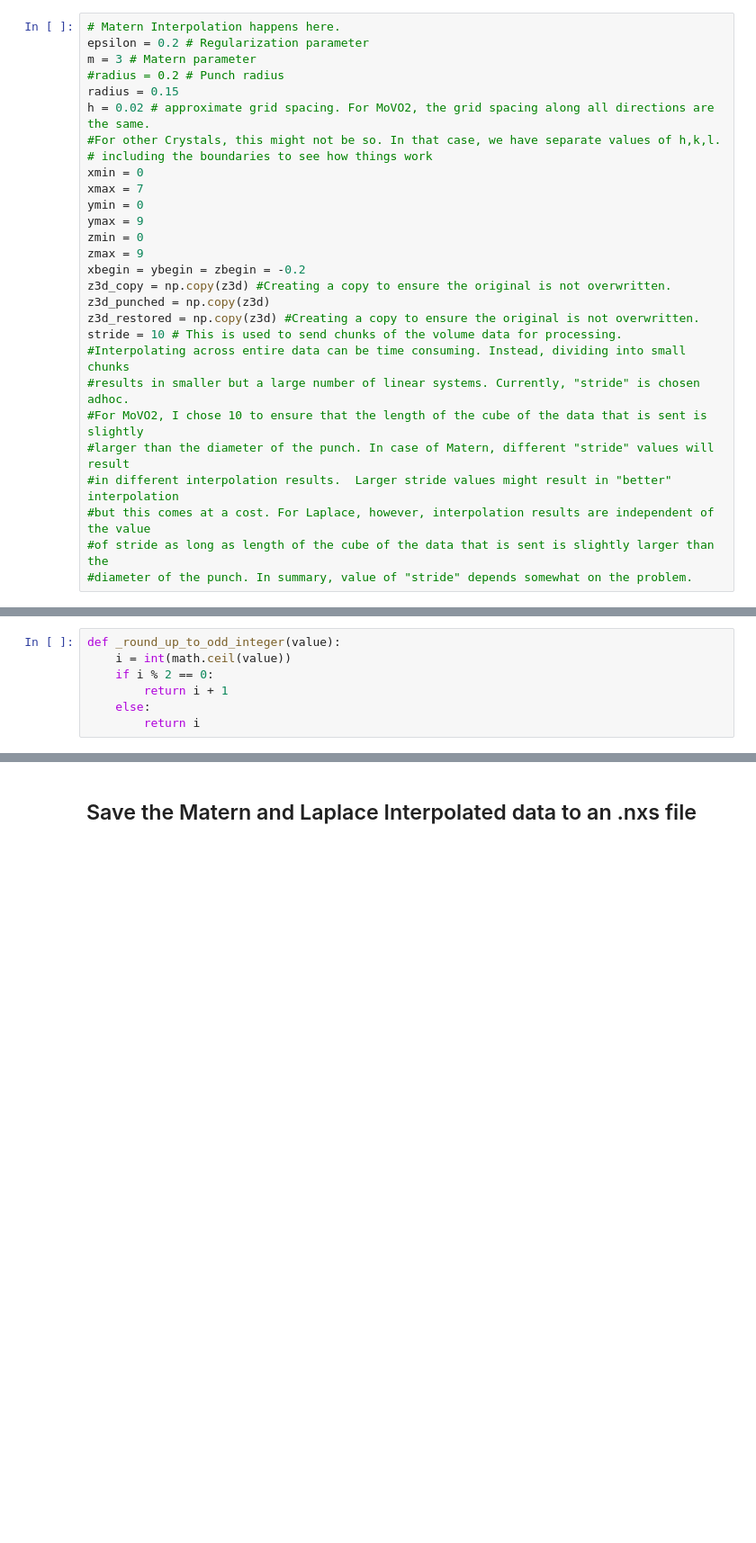
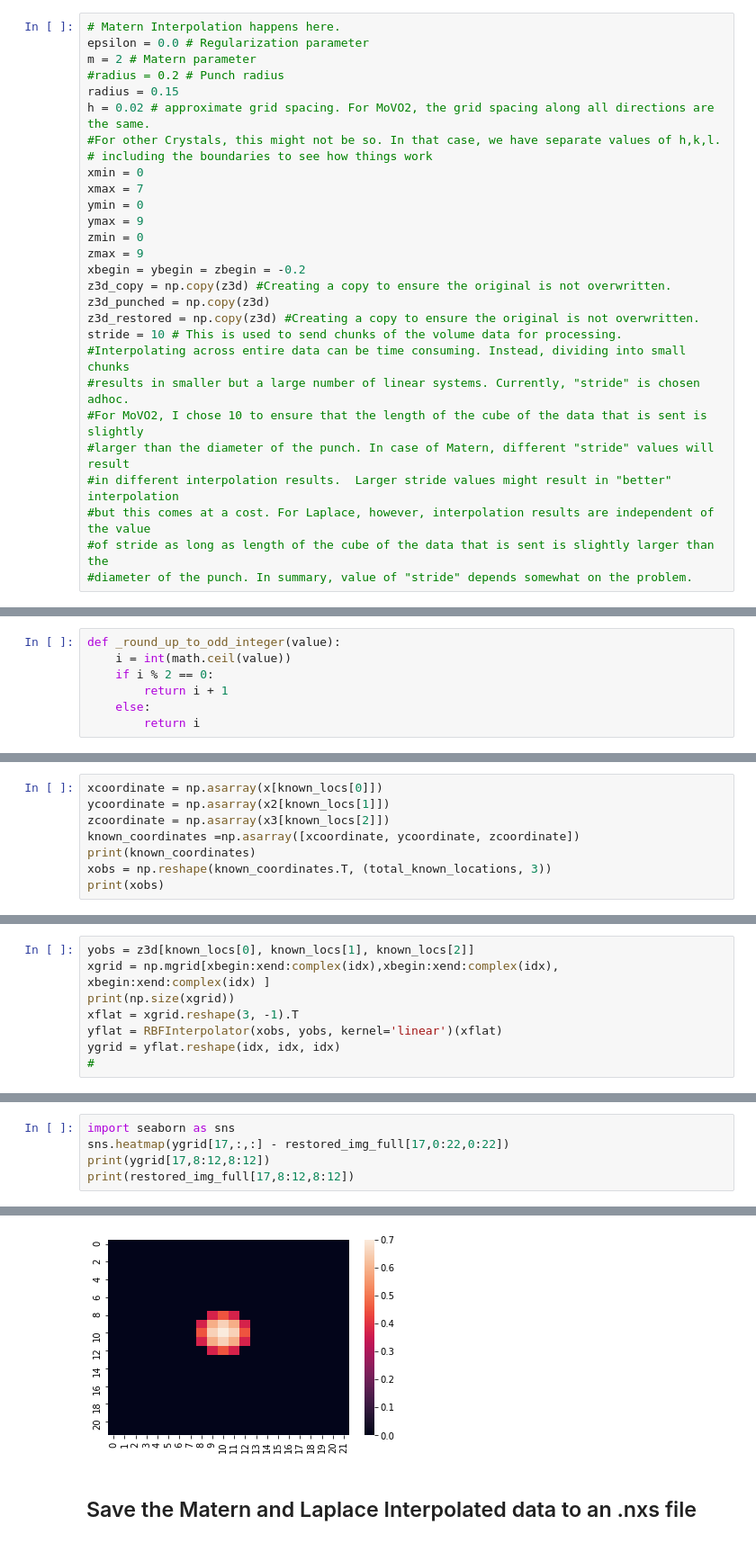
Before and after one commit to haleycl/LaplaceInterpolation.jl, a Jupyter notebook: Notebooks/python/MaternInterpolationWorkflow.ipynb, the cells around one changed output, grey strips where cells are left out. Shown at 90% size. Drawn from its saved outputs; the diff is of its cells as text; blank space fills up the shorter version.

```diff
--- a/Notebooks/python/MaternInterpolationWorkflow.ipynb
+++ b/Notebooks/python/MaternInterpolationWorkflow.ipynb
@@ -128,8 +128,8 @@ def symmetrize(res):
     return vvals[0:600,0:800,0:800]
 # %%
 # Matern Interpolation happens here.
-epsilon = 0.2 # Regularization parameter
-m = 3 # Matern parameter
+epsilon = 0.0 # Regularization parameter
+m = 2 # Matern parameter
 #radius = 0.2 # Punch radius
 radius = 0.15
 h = 0.02 # approximate grid spacing. For MoVO2, the grid spacing along all directions are the same.
@@ -331,0 +327,8 @@ ygrid = yflat.reshape(idx, idx, idx)
+# %%
+xcoordinate = np.asarray(x[known_locs[0]])
+ycoordinate = np.asarray(x2[known_locs[1]])
+zcoordinate = np.asarray(x3[known_locs[2]])
+known_coordinates =np.asarray([xcoordinate, ycoordinate, zcoordinate])
+print(known_coordinates)
+xobs = np.reshape(known_coordinates.T, (total_known_locations, 3))
+print(xobs)
@@ -331,0 +346,8 @@ ygrid = yflat.reshape(idx, idx, idx)
+# %%
+yobs = z3d[known_locs[0], known_locs[1], known_locs[2]]
+xgrid = np.mgrid[xbegin:xend:complex(idx),xbegin:xend:complex(idx), xbegin:xend:complex(idx) ]
+print(np.size(xgrid))
+xflat = xgrid.reshape(3, -1).T
+yflat = RBFInterpolator(xobs, yobs, kernel='linear')(xflat)
+ygrid = yflat.reshape(idx, idx, idx)
+#
@@ -331,0 +356,6 @@ ygrid = yflat.reshape(idx, idx, idx)
+# %%
+import seaborn as sns
+sns.heatmap(ygrid[17,:,:] - restored_img_full[17,0:22,0:22])
+print(ygrid[17,8:12,8:12])
+print(restored_img_full[17,8:12,8:12])
+# %% [output]
@@ -332,3 +370,4 @@ ygrid = yflat.reshape(idx, idx, idx)
+[figure, added]
 # %% [markdown]
 ## Save the Matern and Laplace Interpolated data to an .nxs file
 # %%
```
Also changed, not shown: parts of 6 cells of this notebook.
